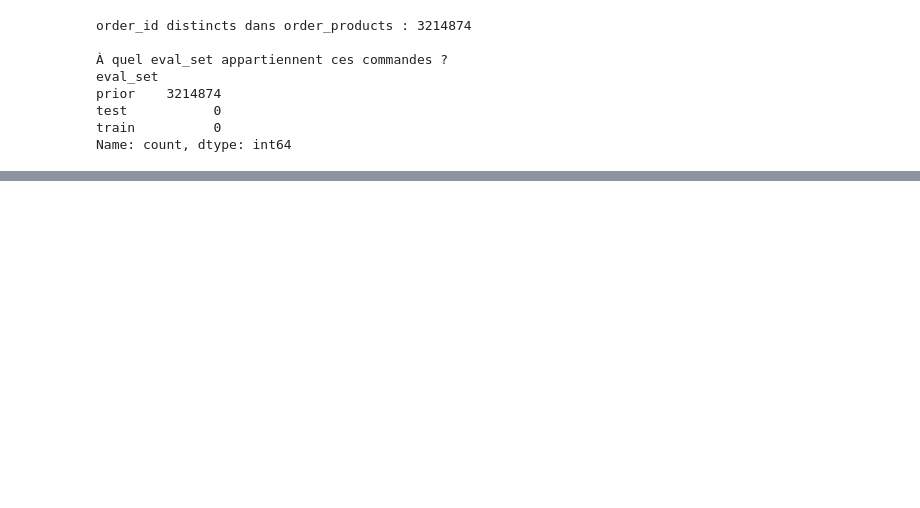
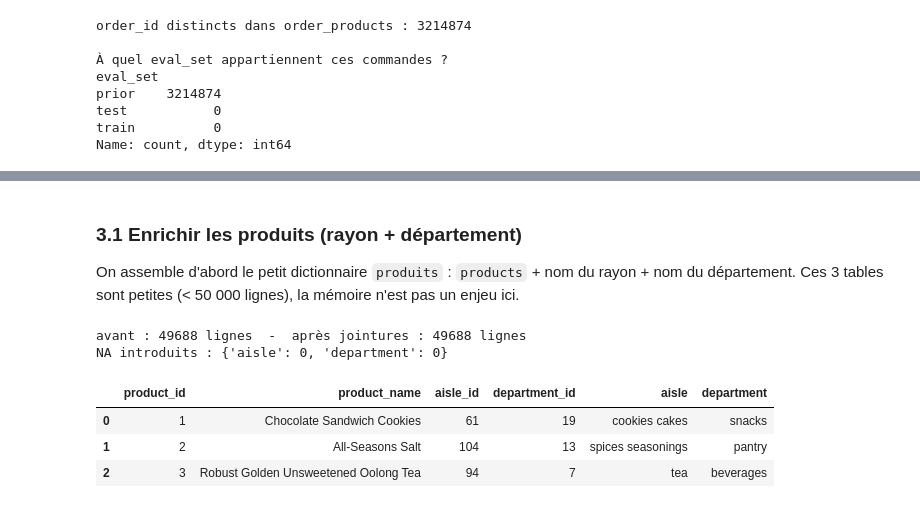
Before and after one commit to tranarivelo/joja-data-analysis, a Jupyter notebook: Analyse_Client.ipynb, the cells around one changed output, grey strips where cells are left out. Saved outputs shown, nothing was run; the diff lists cells and outputs as text; code cells hidden in the pictures; blank space fills up the shorter version.

```diff
--- a/Analyse_Client.ipynb
+++ b/Analyse_Client.ipynb
@@ -245,0 +257,22 @@ Conséquence concrète pour la suite :
+# %% [markdown]
+### 3.1 Enrichir les produits (rayon + département)
+
+On assemble d'abord le petit dictionnaire `produits` : `products` + nom du rayon + nom du département.
+Ces 3 tables sont petites (< 50 000 lignes), la mémoire n'est pas un enjeu ici.
+# %%
+produits = (
+    products
+    .merge(aisles, on="aisle_id", how="left")
+    .merge(departments, on="department_id", how="left")
+)
+
+print("avant :", products.shape[0], "lignes  -  après jointures :", produits.shape[0], "lignes")
+print("NA introduits :", produits[["aisle", "department"]].isna().sum().to_dict())
+produits.head(3)
+# %% [output]
+avant : 49688 lignes  -  après jointures : 49688 lignes
+NA introduits : {'aisle': 0, 'department': 0}
+|  | product_id | product_name | aisle_id | department_id | aisle | department |
+| 0 | 1 | Chocolate Sandwich Cookies | 61 | 19 | cookies cakes | snacks |
+| 1 | 2 | All-Seasons Salt | 104 | 13 | spices seasonings | pantry |
+| 2 | 3 | Robust Golden Unsweetened Oolong Tea | 94 | 7 | tea | beverages |
```
Also changed, not shown: parts of 17 cells of this notebook.
